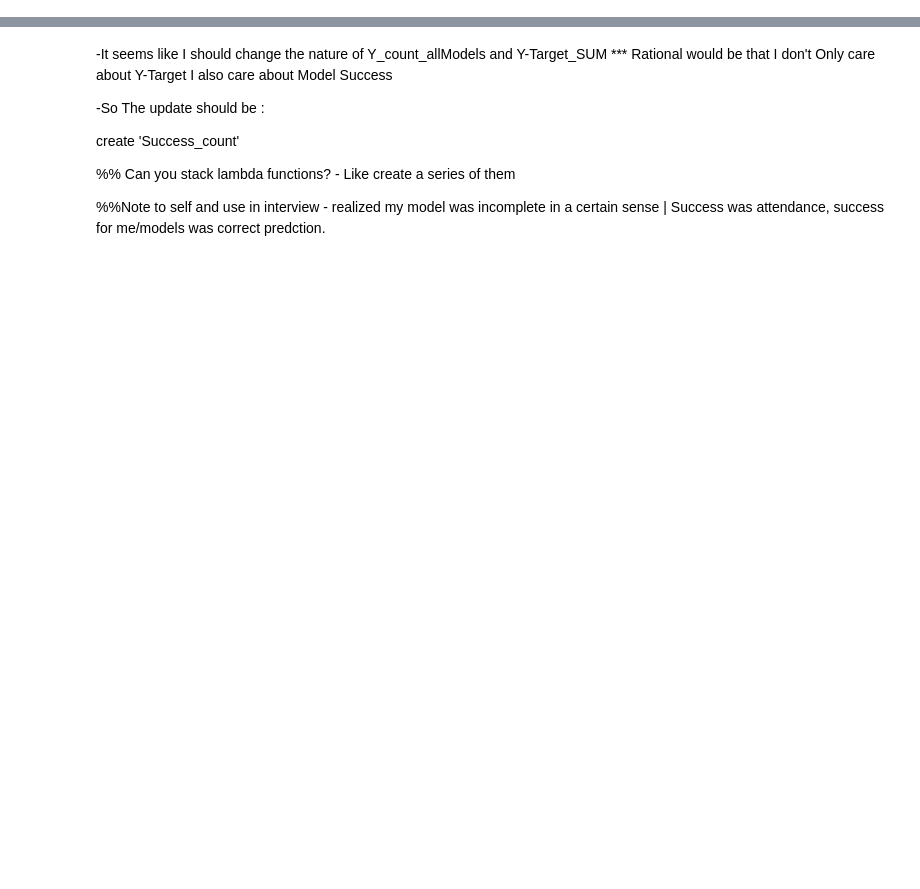
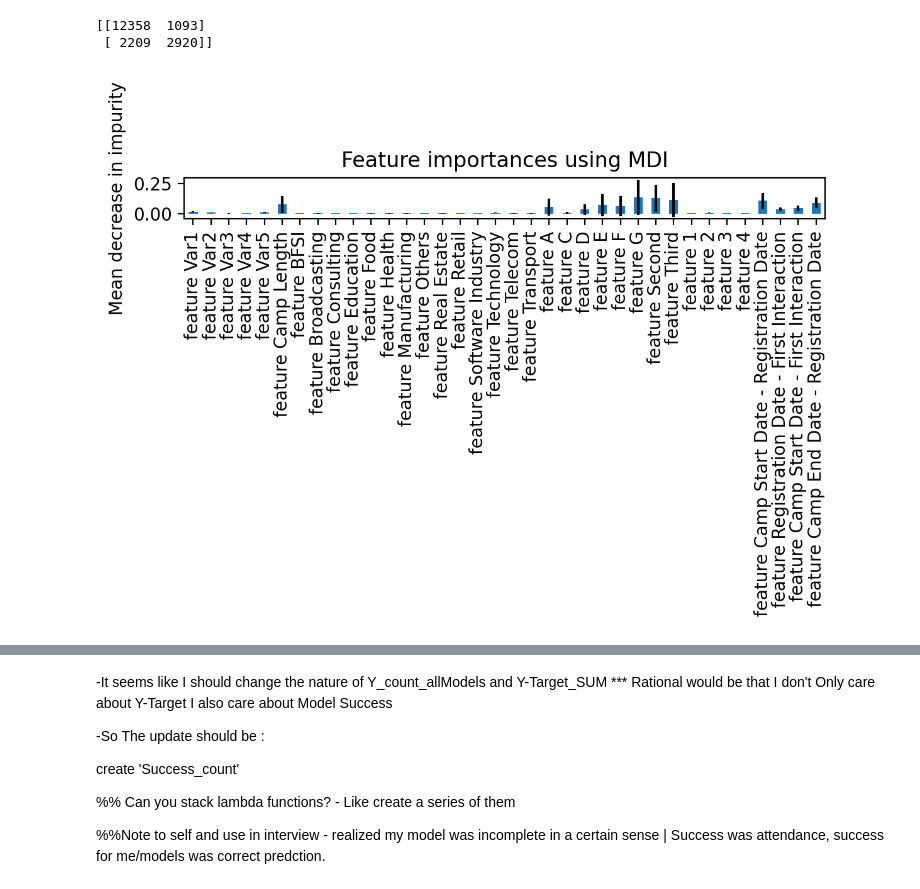
Before and after one commit to AChezick/Capstone2, a Jupyter notebook: Notebooks/Phase_4_AB.ipynb, the cells around one changed output, grey strips where cells are left out. Cells and saved outputs as stored; diff of their text form; code cells hidden in the pictures; blank space fills up the shorter version.

```diff
--- a/Notebooks/Phase_4_AB.ipynb
+++ b/Notebooks/Phase_4_AB.ipynb
@@ -7,8 +7,14 @@ pd.set_option('display.max_columns', None)
 %matplotlib inline
 import matplotlib.pyplot as plt
 plt.rcParams['figure.dpi'] = 200
+from sklearn.ensemble import RandomForestClassifier
+from sklearn.datasets import make_classification
+from sklearn.model_selection import train_test_split
+from sklearn.metrics import classification_report
+
 
 import statsmodels.api as sm
 #still might need to check on which patients are in dff but missing from the 37633 Unique patient IDs
 dff = pd.read_csv('/home/allen/Galva/capstones/capstone2/data/model_agent.csv')
-a = pd.read_csv('/home/allen/Galva/capstones/capstone2/src/explore/temp_csv/thomps2.csv')
+exp3 = pd.read_csv('/home/allen/Galva/capstones/capstone2/src/explore/AB_testing/ind_mod_results.csv')
+exp4 = pd.read_csv('/home/allen/Galva/capstones/capstone2/src/explore/AB_testing/patient_ab_results4.csv')
@@ -44,0 +42,10 @@ AttributeError: 'DataFrame' object has no attribute 'drop_dulplicates'
+# %%
+corrMatrix = exp3[['Var1', 'Var2', 'Var3', 'Var4', 'Var5',
+       'y_target', 'Camp Length', 'BFSI', 'Broadcasting', 'Consulting',
+       'Education', 'Food', 'Health', 'Manufacturing', 'Others', 'Real Estate',
+       'Retail', 'Software Industry', 'Technology', 'Telecom', 'Transport',
+       'A', 'C', 'D', 'E', 'F', 'G', 'Second', 'Third', '1', '2', '3', '4',
+       'Patient_ID', 'Camp Start Date - Registration Date',
+       'Registration Date - First Interaction',
+       'Camp Start Date - First Interaction',
+       'Camp End Date - Registration Date']]
@@ -60,0 +76,2 @@ a.head()
+# %%
+featdf = scale(corrMatrix )
@@ -60,0 +96,28 @@ a.head()
+# %%
+featdf_ = featdf.drop(['Patient_ID'], axis=1)
+y = featdf_.pop('y_target')
+X = featdf_
+# %%
+
+X_train4, X_test4, y_train4, y_test4 = train_test_split(X, y, random_state=42)
+rfc = RandomForestClassifier(n_estimators = 200, max_depth = 10)
+rfc.fit(X_train4,y_train4)
+rfc_preds = rfc.predict(X_test4)
+from sklearn.metrics import classification_report , confusion_matrix
+print(confusion_matrix(y_test4,rfc_preds))
+
+feature_names = [f'feature {i}' for i in X_train4.columns ]
+importances = rfc.feature_importances_
+forest_importances = pd.Series(importances, index=feature_names)
+std = np.std([tree.feature_importances_ for tree in rfc.estimators_], axis=0)
+
+fig, ax = plt.subplots()
+forest_importances.plot.bar(yerr=std, ax=ax)
+
+ax.set_title("Feature importances using MDI")
+ax.set_ylabel("Mean decrease in impurity")
+fig.tight_layout()
+# %% [output]
+[[12358  1093]
+ [ 2209  2920]]
+[figure, added]
```
Also changed, not shown: parts of 42 cells of this notebook, 12 other files.
